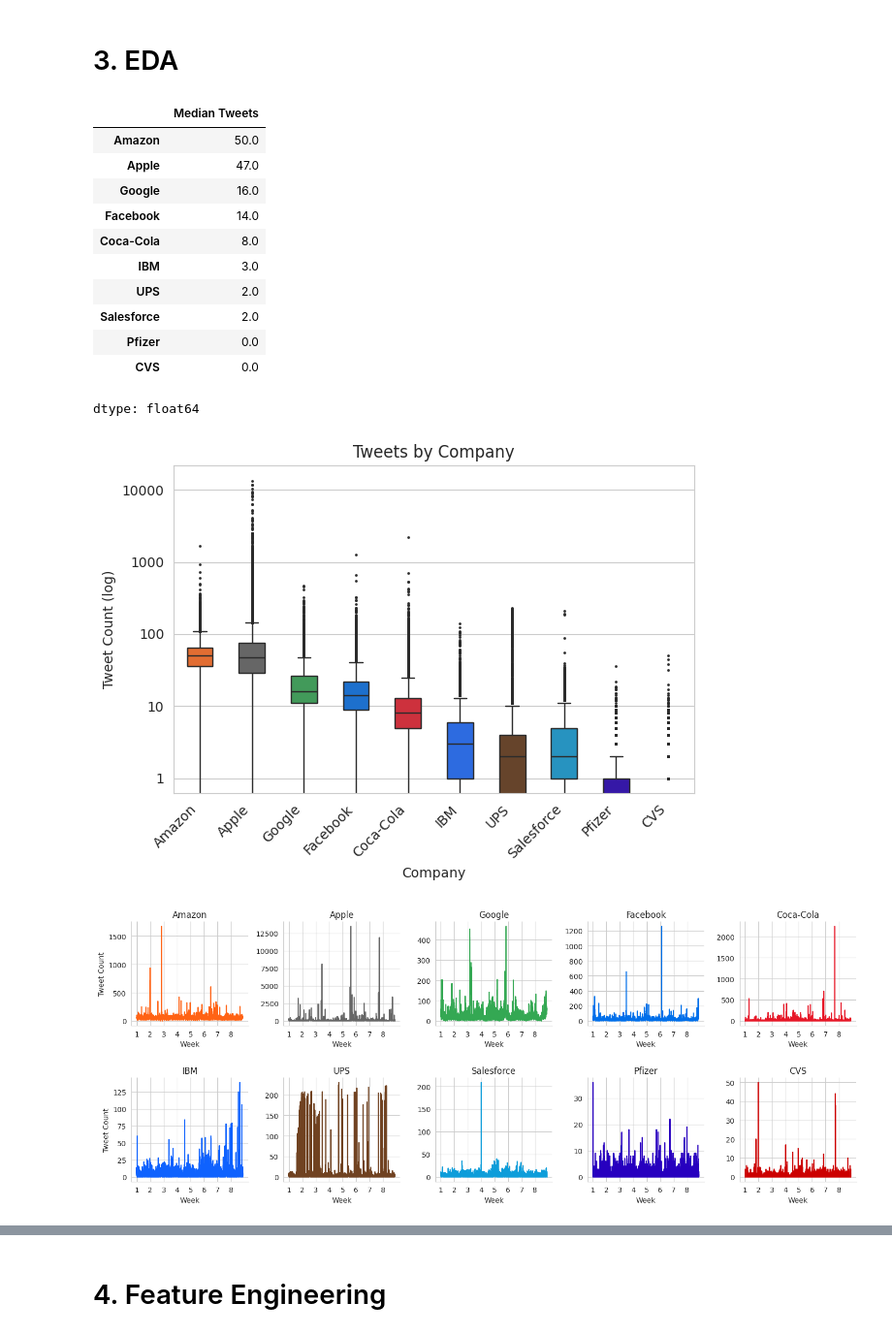
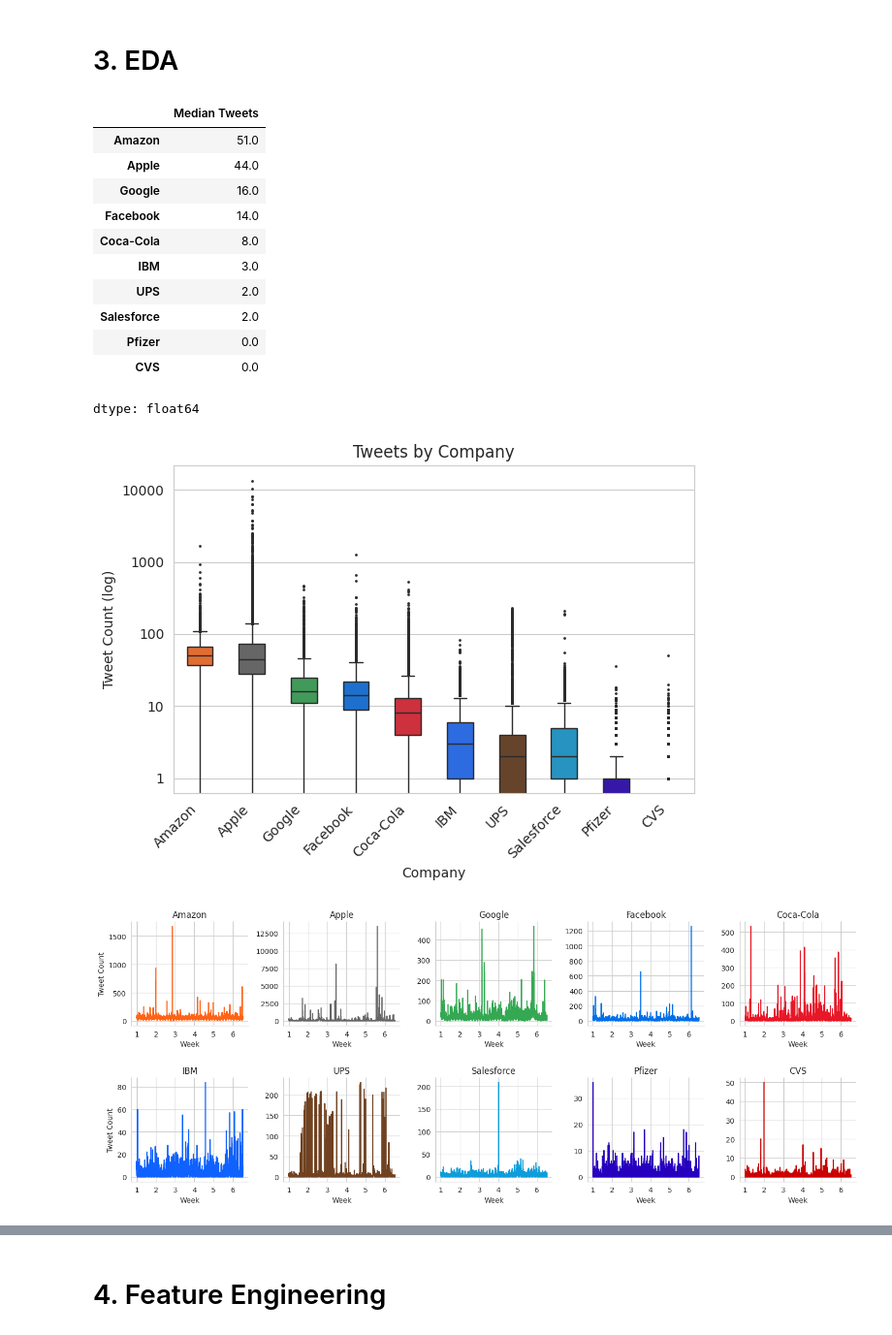
Before and after one commit to CMPE-255-G5/times-series-anomaly-detection-on-twitter-data, a Jupyter notebook: notebooks/Twitter_data.ipynb, the cells around one changed output, grey strips where cells are left out. Shown at 97% size. Cells and saved outputs as stored; diff of their text form; code cells hidden in the pictures.

Commit message:
Changed EDA visualization to only visualize training data. Took out a graph.

```diff
--- a/notebooks/Twitter_data.ipynb
+++ b/notebooks/Twitter_data.ipynb
@@ -235,13 +235,13 @@ company_colors = {
 }
 # %%
 # Find median number of tweets per five minutes (sorted by median and variance, because Pfizer and CVS have the same median but different variance)
-stats = df.drop(columns='timestamp').agg(['median', 'var']).T
+stats = train.drop(columns='timestamp').agg(['median', 'var']).T
 company_medians = stats.sort_values(['median', 'var'], ascending=False)['median'].rename('Median Tweets')
 company_medians
 # %% [output]
 |  | Median Tweets |
-| Amazon | 50.0 |
-| Apple | 47.0 |
+| Amazon | 51.0 |
+| Apple | 44.0 |
 | Google | 16.0 |
 | Facebook | 14.0 |
 | Coca-Cola | 8.0 |
@@ -255,7 +255,7 @@ dtype: float64
 # Create boxplots to look at distribution and spot outliers. Sorted by median number of tweets per five minutes
 palette = [company_colors[company] for company in company_medians.index]
 sns.set_style('whitegrid')
-sns.boxplot(data=df.drop(columns='timestamp')[company_medians.index], width=.5, flierprops={'marker': '.', 'markersize': 2}, palette=palette)
+sns.boxplot(data=train.drop(columns='timestamp')[company_medians.index], width=.5, flierprops={'marker': '.', 'markersize': 2}, palette=palette)
 plt.title('Tweets by Company')
 plt.xlabel('Company')
 plt.ylabel('Tweet Count (log)')
@@ -265,29 +265,29 @@ plt.gca().yaxis.set_major_formatter('{x:g}')
 plt.tight_layout()
 plt.show()
 # %% [output]
-[figure, old version]
+[figure, new version]
 # %%
-# Create a long format version of the original df
-df_long_format = df.melt(id_vars='timestamp', var_name='company', value_name='tweet_count')
-df_long_format['week'] = (df_long_format['timestamp'] - df_long_format['timestamp'].min()).dt.days // 7 + 1
+# Create a long format version of the original training data
+train_long_format = train.melt(id_vars='timestamp', var_name='company', value_name='tweet_count')
+train_long_format['week'] = (train_long_format['timestamp'] - train_long_format['timestamp'].min()).dt.days // 7 + 1
 
 # Create line graphs for each company, that show tweet number of time
-week_ticks = df_long_format.groupby('week')['timestamp'].min()
-grid = sns.FacetGrid(df_long_format, col='company', col_wrap=5, sharey=False, col_order=company_medians.index)
+week_ticks = train_long_format.groupby('week')['timestamp'].min()
+grid = sns.FacetGrid(train_long_format, col='company', col_wrap=5, sharey=False, col_order=company_medians.index)
 grid.map(sns.lineplot, 'timestamp', 'tweet_count')
 grid.set_axis_labels('Week', 'Tweet Count')
 for axes in grid.axes.flatten():
     axes.set_xticks(week_ticks.values)
     axes.set_xticklabels(week_ticks.index)
     axes.tick_params(axis='x', labelbottom=True)
     axes.set_xlabel('Week')
     axes.xaxis.label.set_visible(True)
     company = axes.get_title().replace('company = ', '')
     axes.set_title(company)
     for line in axes.get_lines():
         line.set_color(company_colors[company])
 plt.tight_layout()
 grid.figure.subplots_adjust(hspace=0.5)
 plt.show()
 # %% [output]
-[figure, old version]
+[figure, new version]
```
Also changed, not shown: parts of 1 cell of this notebook.
